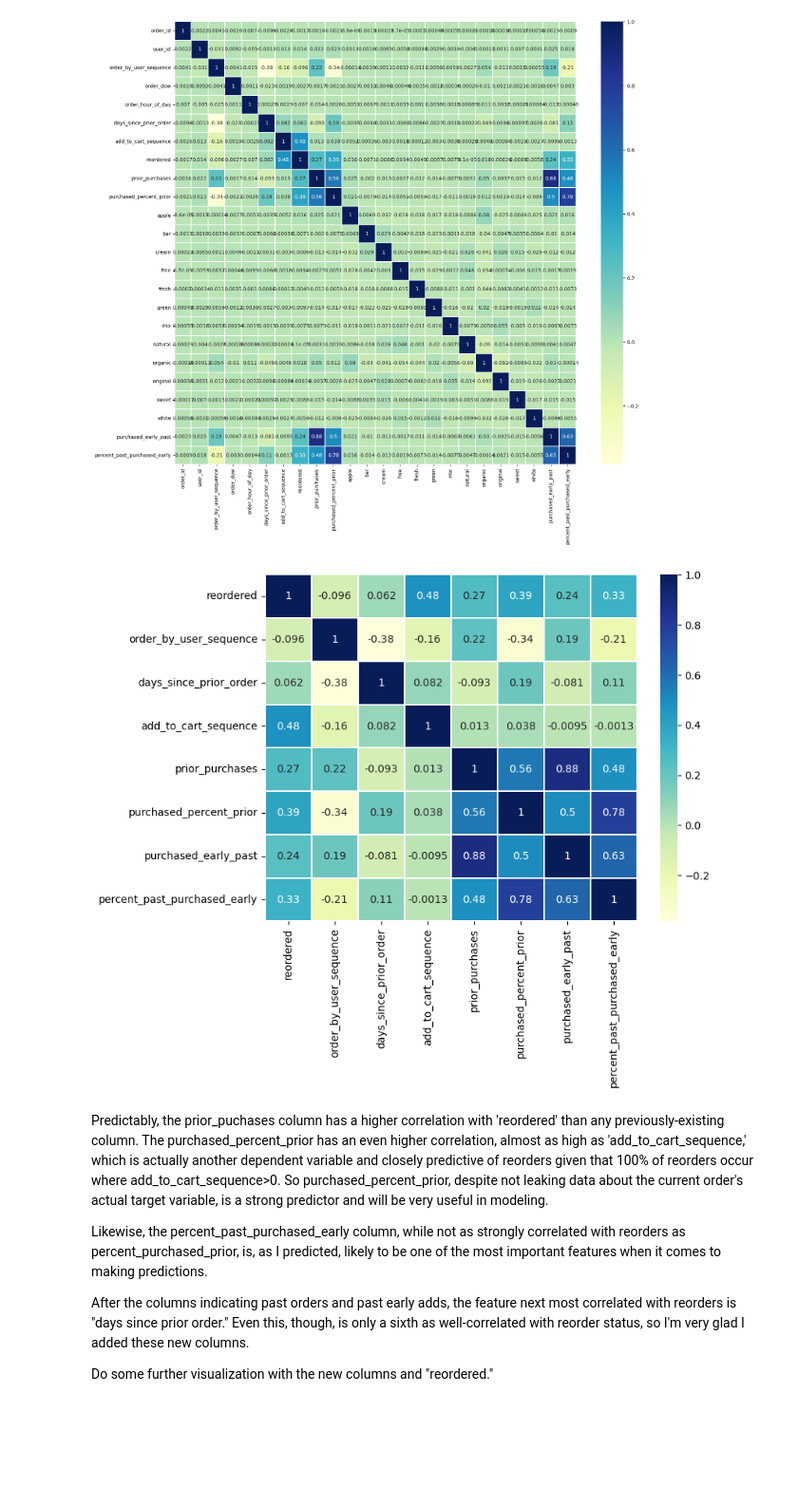
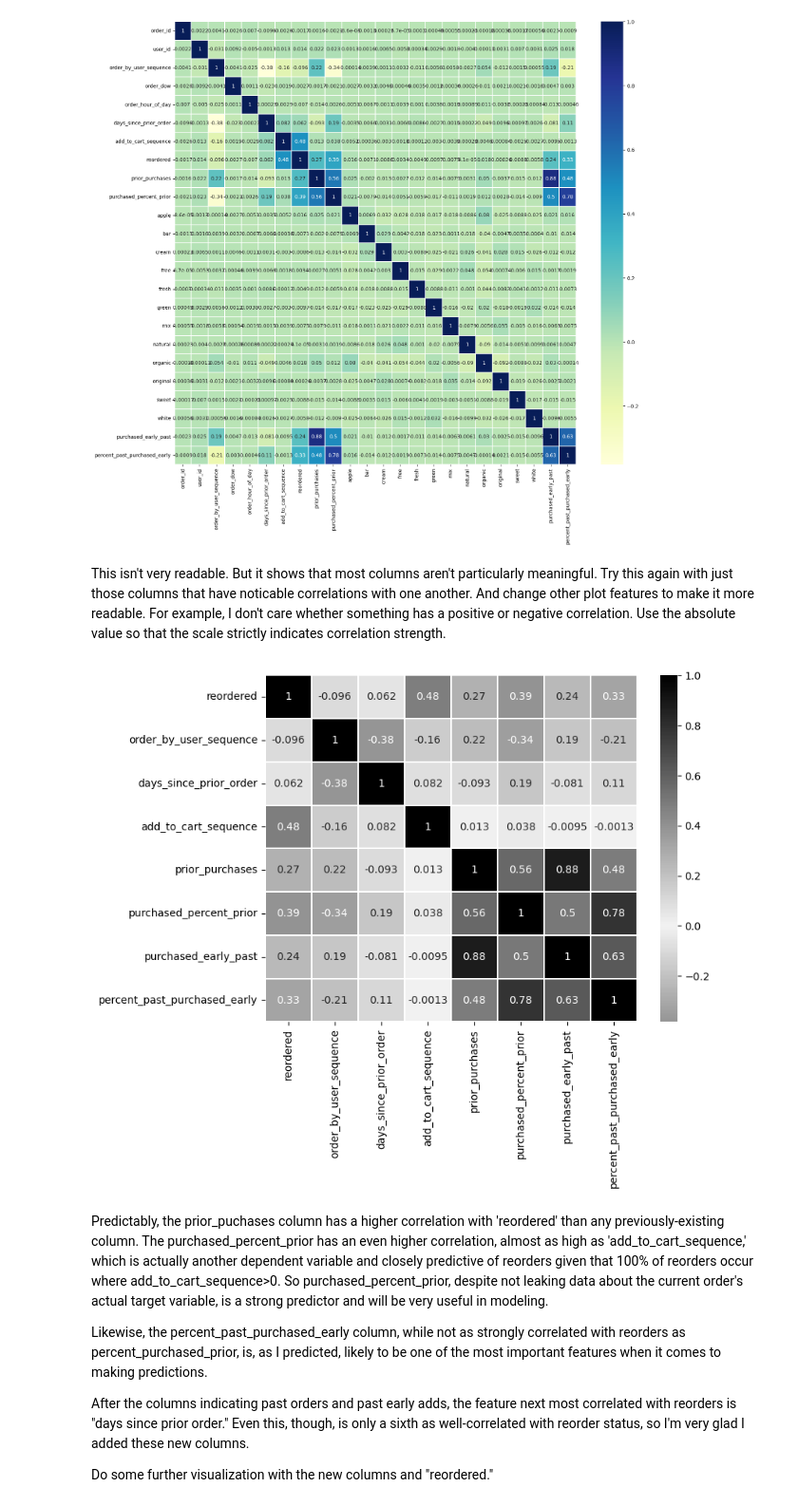
Before and after one commit to fractaldatalearning/Capstone2, a Jupyter notebook: notebooks/6-kl-preprocess-feature-engineer.ipynb, the cells around one changed output. Shown: that part at 95% size. Saved outputs shown, nothing was run; the diff lists cells and outputs as text; code cells hidden in the pictures; blank space fills up the shorter version.

Commit message:
revising visualizations

```diff
--- a/notebooks/6-kl-preprocess-feature-engineer.ipynb
+++ b/notebooks/6-kl-preprocess-feature-engineer.ipynb
@@ -559,18 +559,20 @@ sns.heatmap(df.corr(), linewidths=.1, cmap="YlGnBu", annot=True)
 plt.yticks(rotation=0);
 # %% [output]
 [figure]
-# %%
-# This isn't very readable. But it shows that most columns aren't particularly meaningful.
-# Try this again with just those columns that have noticable correlations with one another.
-
-plt.figure(figsize=(8,6))
-sns.heatmap(df[['reordered', 'order_by_user_sequence', 'days_since_prior_order',
-               'add_to_cart_sequence', 'prior_purchases', 'purchased_percent_prior',
-               'purchased_early_past', 'percent_past_purchased_early']].corr(),
-            linewidths=.1, cmap="YlGnBu", annot=True)
-plt.yticks(rotation=0);
-# %% [output]
-[figure, removed]
+# %% [markdown]
+This isn't very readable. But it shows that most columns aren't particularly meaningful. Try this again with just those columns that have noticable correlations with one another. And change other plot features to make it more readable. For example, I don't care whether something has a positive or negative correlation. Use the absolute value so that the scale strictly indicates correlation strength.
+# %%
+
+
+plt.figure(figsize=(8,6))
+cmap = sns.diverging_palette(h_neg=0, h_pos=0, s=0, l=0, as_cmap=True)
+sns.heatmap(df[['reordered', 'order_by_user_sequence', 'days_since_prior_order',
+               'add_to_cart_sequence', 'prior_purchases', 'purchased_percent_prior',
+               'purchased_early_past', 'percent_past_purchased_early']].corr(),
+            linewidths=.1, cmap=cmap, center=0.0, annot=True)
+plt.yticks(rotation=0);
+# %% [output]
+[figure, added]
 # %% [markdown]
 Predictably, the prior_puchases column has a higher correlation with 'reordered' than any previously-existing column. The purchased_percent_prior has an even higher correlation, almost as high as 'add_to_cart_sequence,' which is actually another dependent variable and closely predictive of reorders given that 100% of reorders occur where add_to_cart_sequence>0. So purchased_percent_prior, despite not leaking data about the current order's actual target variable, is a strong predictor and will be very useful in modeling.
 
```
Also changed, not shown: parts of 4 cells of this notebook.
